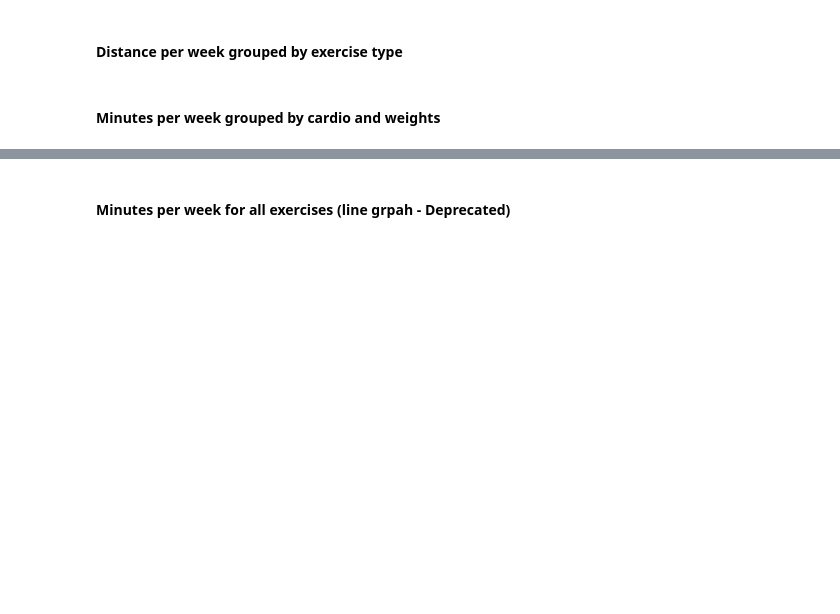
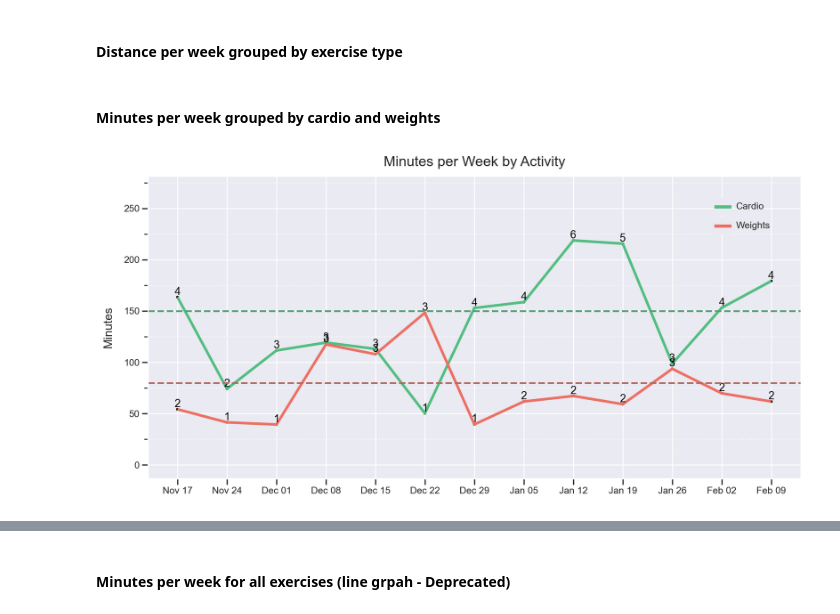
Before and after one commit to Ryan-Iacovone/Habit-Tracker-Website, a Jupyter notebook: QA_Env.ipynb, the cells around one changed output, grey strips where cells are left out. Cells and saved outputs as stored; diff of their text form; code cells hidden in the pictures; blank space fills up the shorter version.

```diff
--- a/QA_Env.ipynb
+++ b/QA_Env.ipynb
@@ -494,31 +869,46 @@ full_mins_week = pd.merge(full_mins_week,
     aw_all[['week', 'week_date']].drop_duplicates(),
     on='week_date',
     how='left')
+# %%
+y_cush = 50
+
+y_max = int(y_cush + max(full_mins_week["Total_min"]))
 # %%
 ############### Minutes per week grouped by cardio and weights ###############
 #full_mins_week = gen_mins_df(aw_final, l_3_m)
 #def Minutes_BarChart():
-plot = (ggplot(full_mins_week, aes(x='week', y='Total_min', fill='activity_type')) +
-    geom_bar(stat='identity', position='dodge', color = "Black") +
-    geom_text(aes(label='Total_min'), format_string='{:.1f}',position=position_dodge(width=.9), va='bottom') + #Format count?
+plot = (ggplot(full_mins_week, aes(x='week', y='Total_min', color='activity_type', group='activity_type')) +
+    geom_point(color = "Black", size = .6) +
+    geom_line(size = 1.5) +
+
+    geom_text(aes(label='n'), va='bottom', color = "black") +
+    #geom_bar(stat='identity', position='dodge', color = "Black") +
+    #geom_text(aes(label='Total_min'), format_string='{:.1f}',position=position_dodge(width=.9), va='bottom') + #Format count?
 
     geom_hline(yintercept=150, color="#549f74", linetype='dashed', size=1) + # Cardio goal
     geom_hline(yintercept=80, color="#b36a62", linetype='dashed', size=1) + # Weights goal
 
-    scale_y_continuous(breaks = range(0, 450, 50),
+    scale_y_continuous(breaks = range(0, y_max, 50),
                     #minor_breaks=range(0, 36, 2),  # Can't do minor ticks 2.5 because int not float :(
-                    limits = [0, 400]) +
+                    limits = [0, y_max]) +
 
     # Manual color scales
-    scale_fill_manual(values={'Cardio': '#52be80', 'Weights': '#ec7063'}) +  # Bar colors
+    #scale_fill_manual(values={'Cardio': '#52be80', 'Weights': '#ec7063'}) +  # Bar colors
+
+    scale_color_manual(values={'Cardio': '#52be80', 'Weights': '#ec7063'}) +
 
     labs(title= "Minutes per Week by Activity",
         x="",
         y="Minutes",
         fill="Activity") +
 
     theme_seaborn() +
     theme(figure_size=(10, 5),
-        panel_grid_minor_y = element_line(color = "White", linetype = "dotted")))
+        panel_grid_minor_y = element_line(color = "White", linetype = "dotted"),
+        legend_direction="vertical",
+        legend_title=element_blank(),
+        legend_position=(.95, .92) ))
 
 plot
+# %% [output]
+[figure, added]
```
Also changed, not shown: parts of 69 cells of this notebook, 10 other files.
